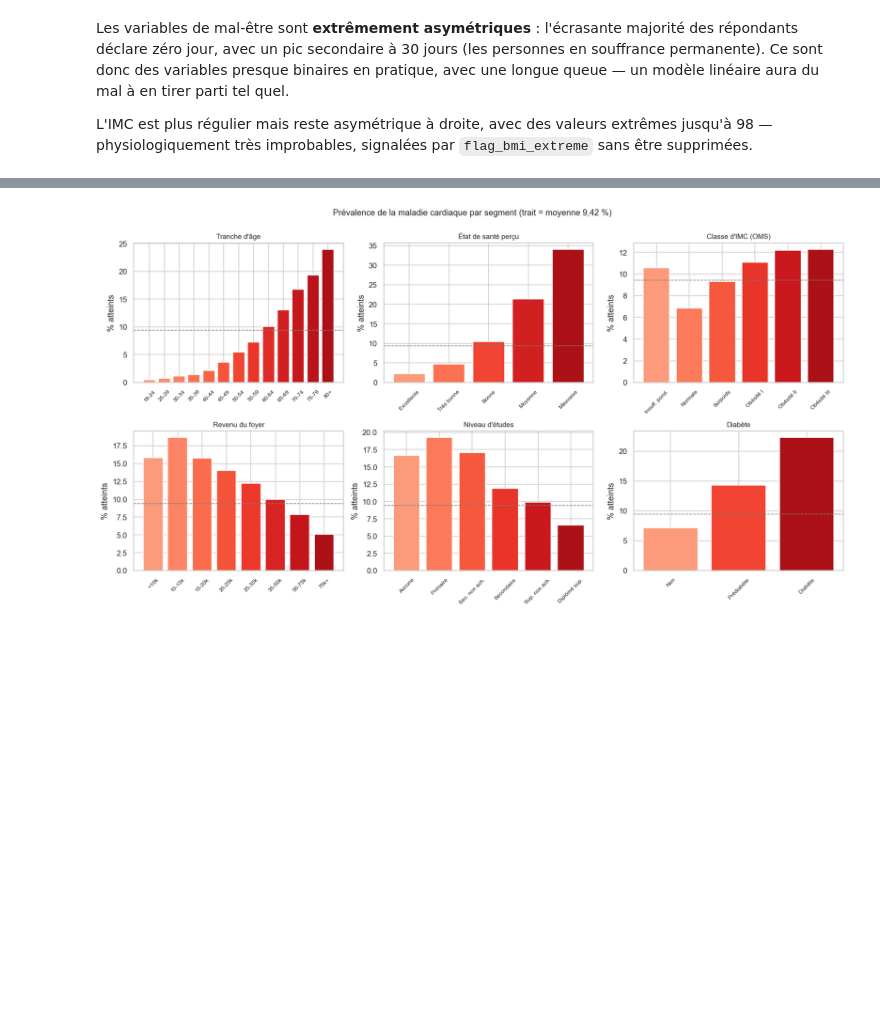
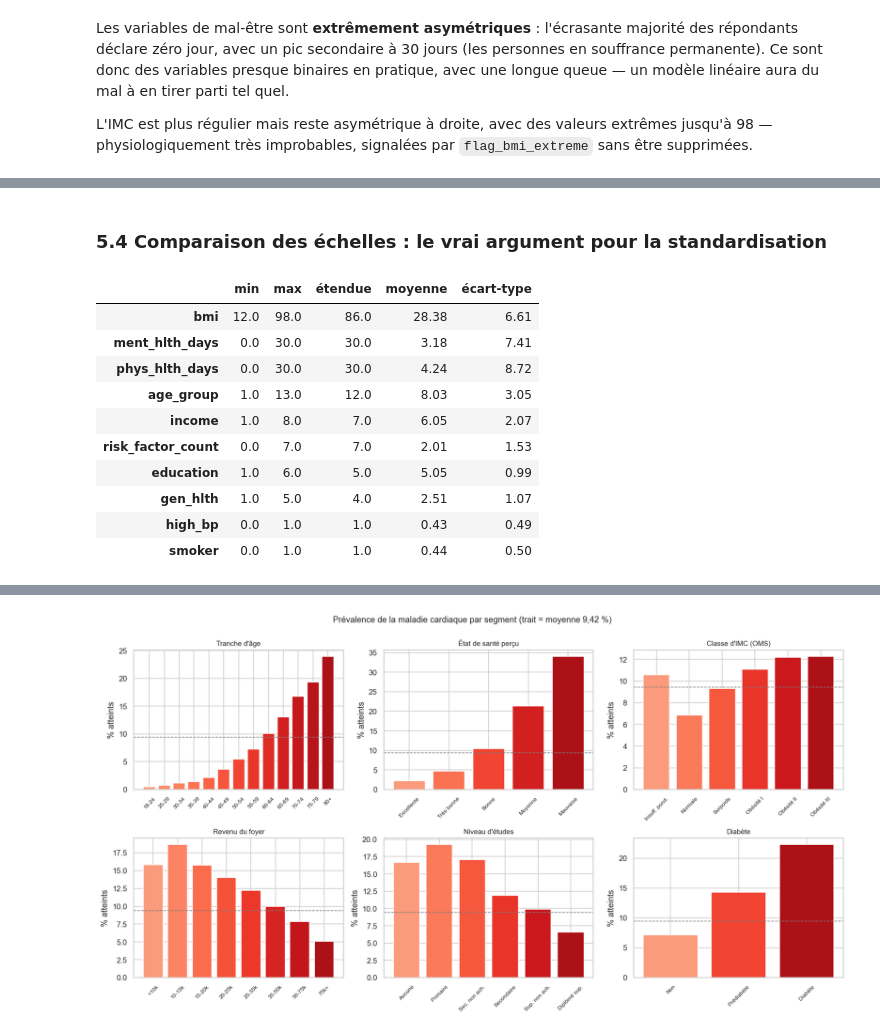
Before and after one commit to AhmedBenArfa/BRFSS-Heart-Analytics, a Jupyter notebook: 01_etl/notebooks/01_eda.ipynb, the cells around one changed output, grey strips where cells are left out. Saved outputs shown, nothing was run; the diff lists cells and outputs as text; code cells hidden in the pictures; blank space fills up the shorter version.

```diff
--- a/01_etl/notebooks/01_eda.ipynb
+++ b/01_etl/notebooks/01_eda.ipynb
@@ -339,0 +533,29 @@ extrêmes jusqu'à 98 — physiologiquement très improbables, signalées par
+# %% [markdown]
+### 5.4 Comparaison des échelles : le vrai argument pour la standardisation
+# %%
+a_comparer = [
+    "bmi", "ment_hlth_days", "phys_hlth_days", "age_group", "gen_hlth",
+    "income", "education", "risk_factor_count", "high_bp", "smoker",
+]
+
+echelles = pd.DataFrame({
+    "min": df[a_comparer].min(),
+    "max": df[a_comparer].max(),
+    "étendue": df[a_comparer].max() - df[a_comparer].min(),
+    "moyenne": df[a_comparer].mean(),
+    "écart-type": df[a_comparer].std(),
+}).sort_values("étendue", ascending=False)
+
+echelles.round(2)
+# %% [output]
+|  | min | max | étendue | moyenne | écart-type |
+| bmi | 12.0 | 98.0 | 86.0 | 28.38 | 6.61 |
+| ment_hlth_days | 0.0 | 30.0 | 30.0 | 3.18 | 7.41 |
+| phys_hlth_days | 0.0 | 30.0 | 30.0 | 4.24 | 8.72 |
+| age_group | 1.0 | 13.0 | 12.0 | 8.03 | 3.05 |
+| income | 1.0 | 8.0 | 7.0 | 6.05 | 2.07 |
+| risk_factor_count | 0.0 | 7.0 | 7.0 | 2.01 | 1.53 |
+| education | 1.0 | 6.0 | 5.0 | 5.05 | 0.99 |
+| gen_hlth | 1.0 | 5.0 | 4.0 | 2.51 | 1.07 |
+| high_bp | 0.0 | 1.0 | 1.0 | 0.43 | 0.49 |
+| smoker | 0.0 | 1.0 | 1.0 | 0.44 | 0.50 |
```
Also changed, not shown: parts of 19 cells of this notebook, 3 other files.
